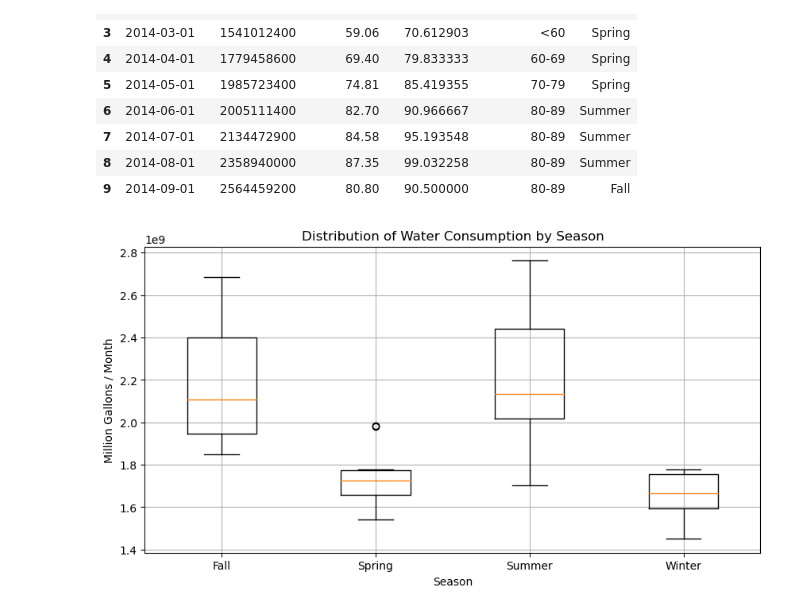
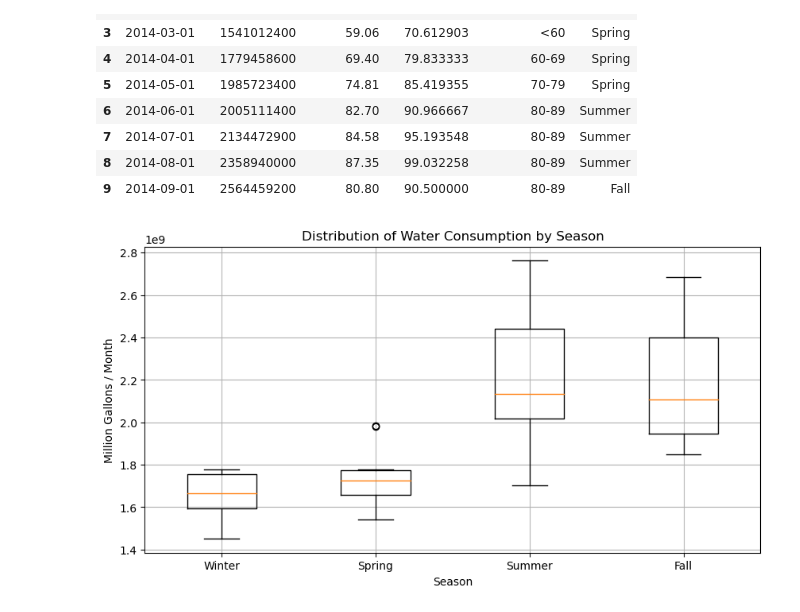
Before and after one commit to kadyepley/project-one, a Jupyter notebook: Austin_Weather_Water/austin_weather_water.ipynb, the cells around one changed output. Drawn from its saved outputs; the diff is of its cells as text; code cells hidden in the pictures.

```diff
--- a/Austin_Weather_Water/austin_weather_water.ipynb
+++ b/Austin_Weather_Water/austin_weather_water.ipynb
@@ -279,21 +291,21 @@ merged_df.head(10)
 # %%
 # Create a box plot
 plt.figure(figsize=(10, 5))
 fall_df = merged_df[merged_df["Season"] == "Fall"]["Total Gallons"]
 summer_df = merged_df[merged_df["Season"] == "Summer"]["Total Gallons"]
 winter_df = merged_df[merged_df["Season"] == "Winter"]["Total Gallons"]
 spring_df = merged_df[merged_df["Season"] == "Spring"]["Total Gallons"]
-plt.boxplot([fall_df,spring_df,summer_df,winter_df])
-plt.xticks([1, 2, 3, 4], ["Fall", "Spring", "Summer", "Winter"])
+plt.boxplot([winter_df,spring_df,summer_df,fall_df])
+plt.xticks([1, 2, 3, 4], [ "Winter", "Spring", "Summer","Fall"])
 plt.title('Distribution of Water Consumption by Season')
 plt.ylabel('Million Gallons / Month')
 plt.xlabel('Season')
 plt.grid(True)
 plt.savefig('Images/q2_boxplot.png')
 # Show the plot
 plt.show()
 # %% [output]
-[figure, old version]
+[figure, new version]
 # %%
 season_avg = merged_df.groupby('Season')['Total Gallons'].mean()
 season_avg.plot(kind="bar", figsize=(10,5))
```
Also changed, not shown: parts of 8 cells of this notebook, 2 other files.
